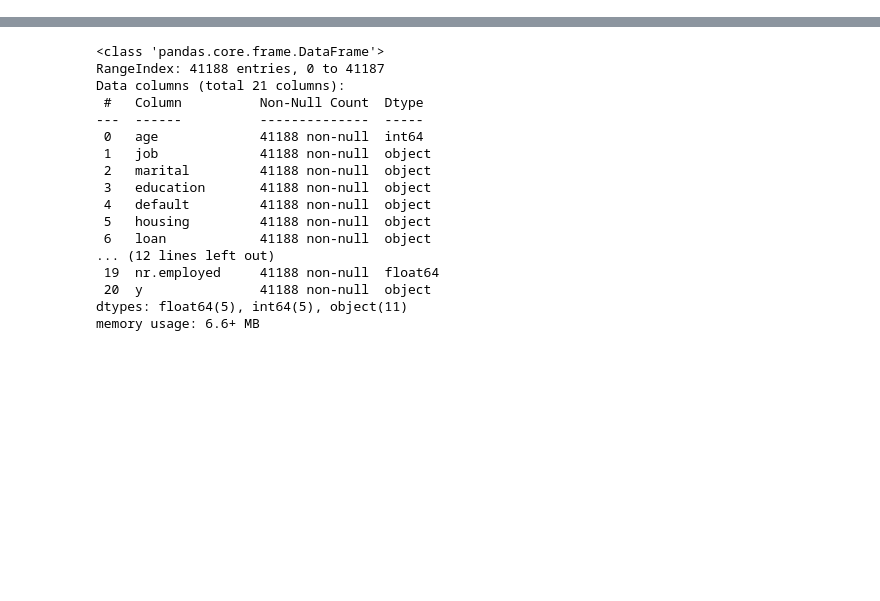
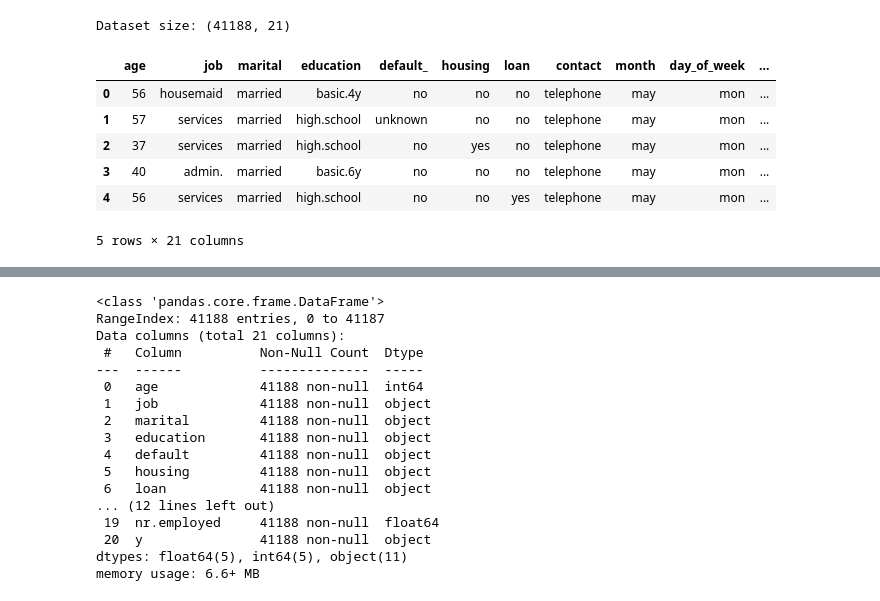
Before and after one commit to malleswarigelli/Bank_data, a Jupyter notebook: bank_deposit_classifiaction.ipynb, the cells around one changed output, grey strips where cells are left out. Saved outputs shown, nothing was run; the diff lists cells and outputs as text; code cells hidden in the pictures; blank space fills up the shorter version.

```diff
--- a/bank_deposit_classifiaction.ipynb
+++ b/bank_deposit_classifiaction.ipynb
@@ -17,0 +28,13 @@ Leveraging customer information is paramount for most businesses. In the case of
+# %%
+# !pip install mysql-connector-python
+
+# import sql connector, establish connection
+import mysql.connector as conn
+# Establish connection bet python and sql workbench
+mydb = conn.connect(host = 'localhost', user = 'root', passwd = "mallimysql0247" )
+# create a pointer
+cursor = mydb.cursor()
+
+# get list of my database names
+cursor.execute("show databases")
+cursor.fetchall()
@@ -18 +59,16 @@ Leveraging customer information is paramount for most businesses. In the case of
+# %%
+# reading data from MySQL server
+import pandas as pd
+bank = pd.read_sql("select * from bank.telemarketing" , mydb)
+print('Dataset size:', bank.shape)
+bank.head()
+# %% [output]
+Dataset size: (41188, 21)
+|  | age | job | marital | education | default_ | housing | loan | contact | month | day_of_week | ... |
+| 0 | 56 | housemaid | married | basic.4y | no | no | no | telephone | may | mon | ... |
+| 1 | 57 | services | married | high.school | unknown | no | no | telephone | may | mon | ... |
+| 2 | 37 | services | married | high.school | no | yes | no | telephone | may | mon | ... |
+| 3 | 40 | admin. | married | basic.6y | no | no | no | telephone | may | mon | ... |
+| 4 | 56 | services | married | high.school | no | no | yes | telephone | may | mon | ... |
+5 rows × 21 columns
 # %%
```
Also changed, not shown: parts of 20 cells of this notebook.
